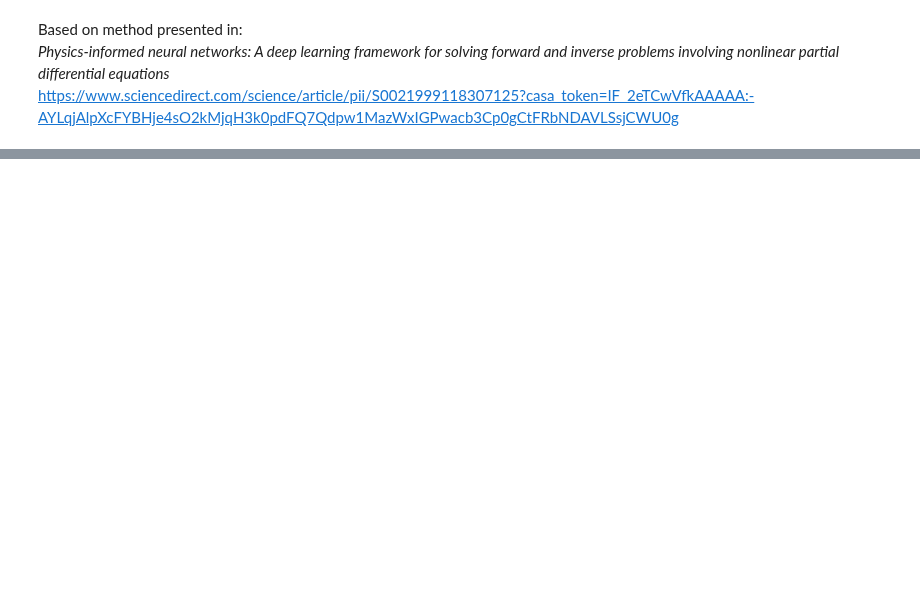
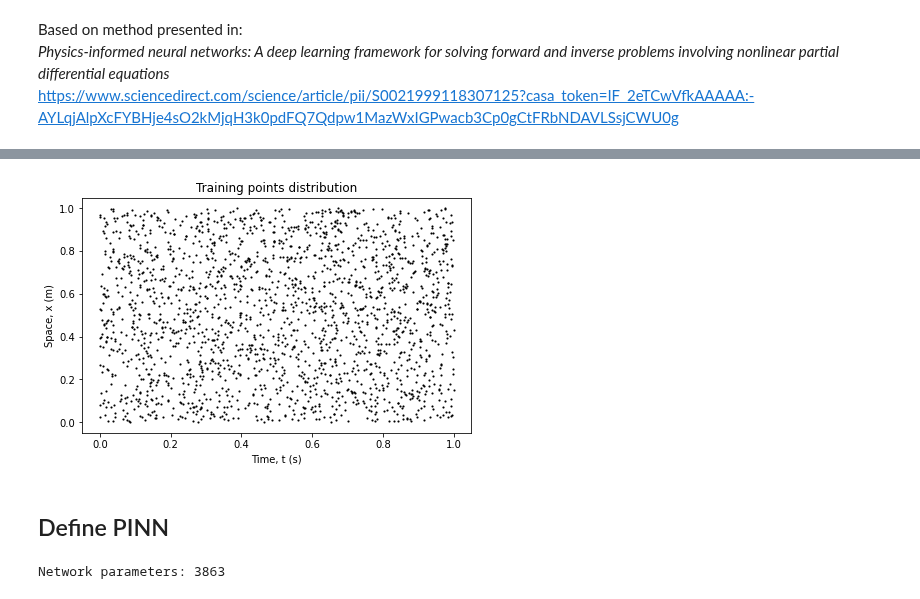
Before and after one commit to StephenTGibson/COMP527-colabNotebooks, a Jupyter notebook: COMP702-MScProject/PINN_method_for_1D_Burgers'_equation_inverse_problem.ipynb, the cells around one changed output, grey strips where cells are left out. Saved outputs shown, nothing was run; the diff lists cells and outputs as text; code cells hidden in the pictures; blank space fills up the shorter version.

```diff
--- a/COMP702-MScProject/PINN_method_for_1D_Burgers'_equation_inverse_problem.ipynb
+++ b/COMP702-MScProject/PINN_method_for_1D_Burgers'_equation_inverse_problem.ipynb
@@ -514,0 +138,34 @@ SyntaxError: ignored
+# %%
+fig, ax  = plt.subplots(figsize=(6, 4), constrained_layout=True)
+
+ax.scatter(NArray[:,0],
+           NArray[:,1],
+           s=5.,
+           c='k',
+           marker='.',
+           )
+
+ax.set_title('Training points distribution')
+ax.set_xlabel('Time, t (s)')
+ax.set_ylabel('Space, x (m)')
+plt.show()
+# %% [output]
+[figure, added]
+# %% [markdown]
+## Define PINN
+# %%
+# define network characteristics
+hiddenLayers = 9
+nodesPerLayer = 20
+activationFunction = nn.Tanh()
+maxIterations = 200
+maxEvaluations = 200
+l1_init = 0.
+l2_init = 0.
+inverseProblem = True
+
+# create network and print number of trainable parameters
+model = physicsInformedNeuralNetworks.PINN_1D_Burgers(hiddenLayers, nodesPerLayer, activationFunction, maxIterations, maxEvaluations, l1_init, l2_init, inverseProblem)
+print(f'Network parameters: {sum(p.numel() for p in model.parameters())}')
+# %% [output]
+Network parameters: 3863
```
Also changed, not shown: parts of 49 cells of this notebook.
